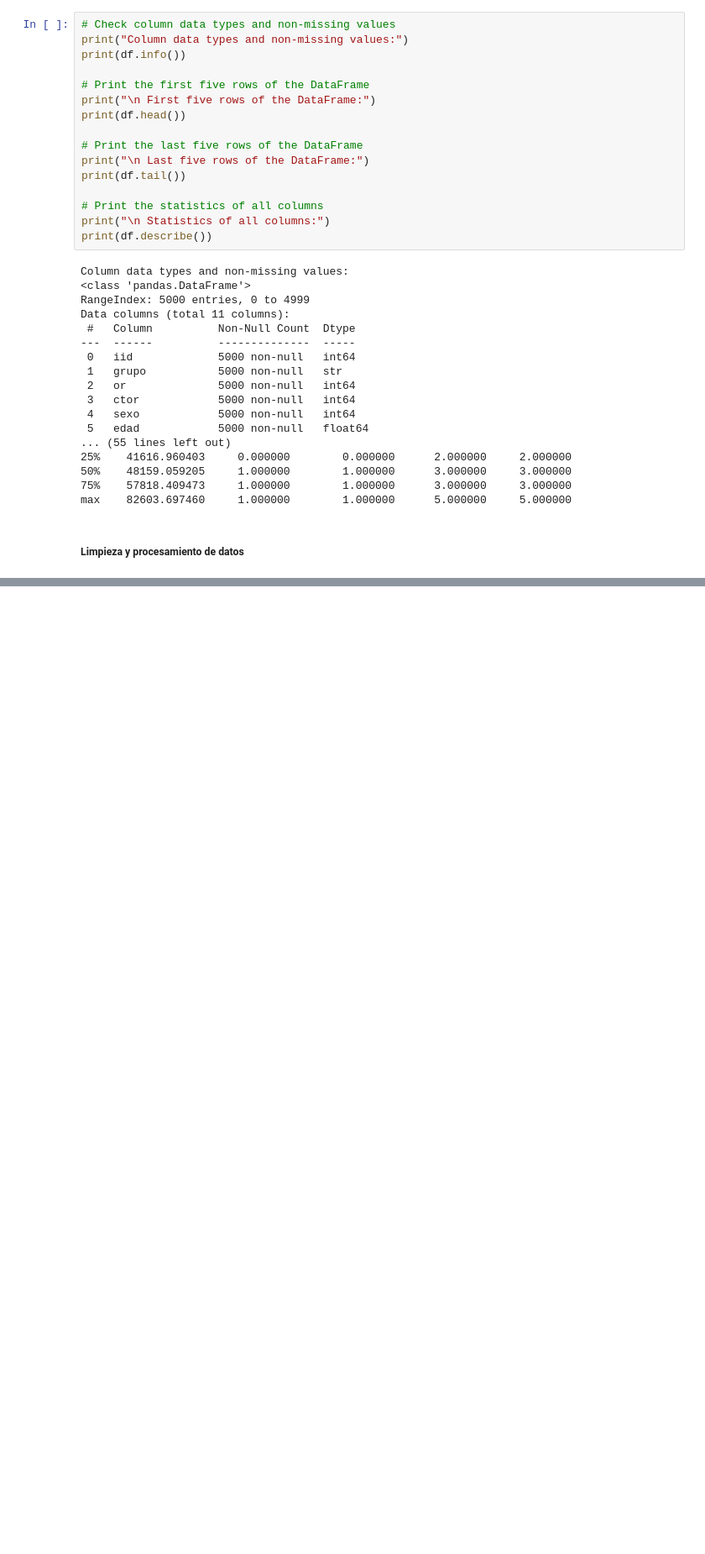
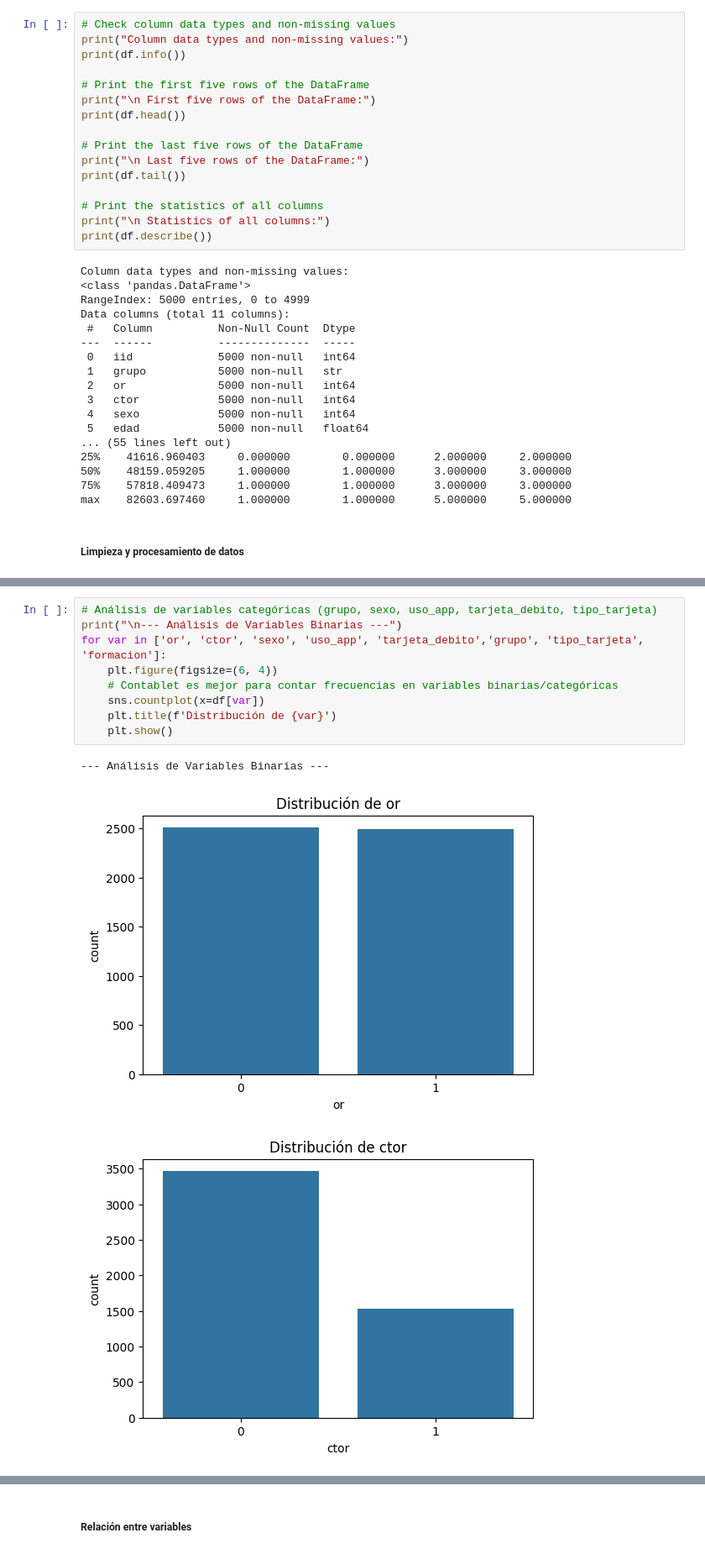
Before and after one commit to hermanndavidcode/-aa2037e872e6de616562b599ed210a60-prueba-tecnica-BEWAY, a Jupyter notebook: Notebook_prueba.ipynb, the cells around one changed output, grey strips where cells are left out. Shown at 84% size. Saved outputs shown, nothing was run; the diff lists cells and outputs as text; blank space fills up the shorter version.

```diff
--- a/Notebook_prueba.ipynb
+++ b/Notebook_prueba.ipynb
@@ -83,0 +157,13 @@ print(df.describe())
+# %%
+# Análisis de variables categóricas (grupo, sexo, uso_app, tarjeta_debito, tipo_tarjeta)
+print("\n--- Análisis de Variables Binarias ---")
+for var in ['or', 'ctor', 'sexo', 'uso_app', 'tarjeta_debito','grupo', 'tipo_tarjeta', 'formacion']:
+    plt.figure(figsize=(6, 4))
+    # Contablet es mejor para contar frecuencias en variables binarias/categóricas
+    sns.countplot(x=df[var])
+    plt.title(f'Distribución de {var}')
+    plt.show()
+# %% [output]
+--- Análisis de Variables Binarias ---
+[figure, added]
+[figure, added]
@@ -83,0 +176,2 @@ print(df.describe())
+# %% [markdown]
+##### Relación entre variables
```
Also changed, not shown: parts of 9 cells of this notebook.
